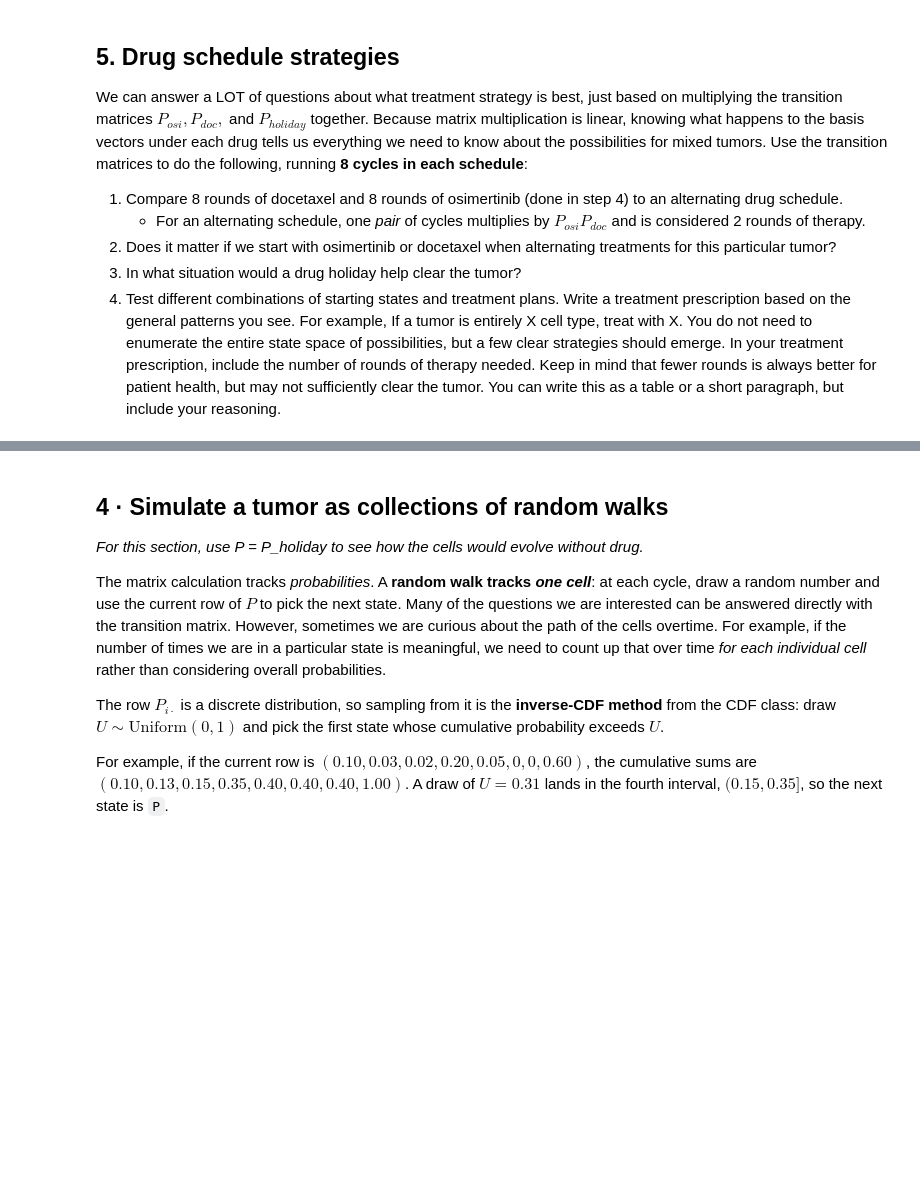
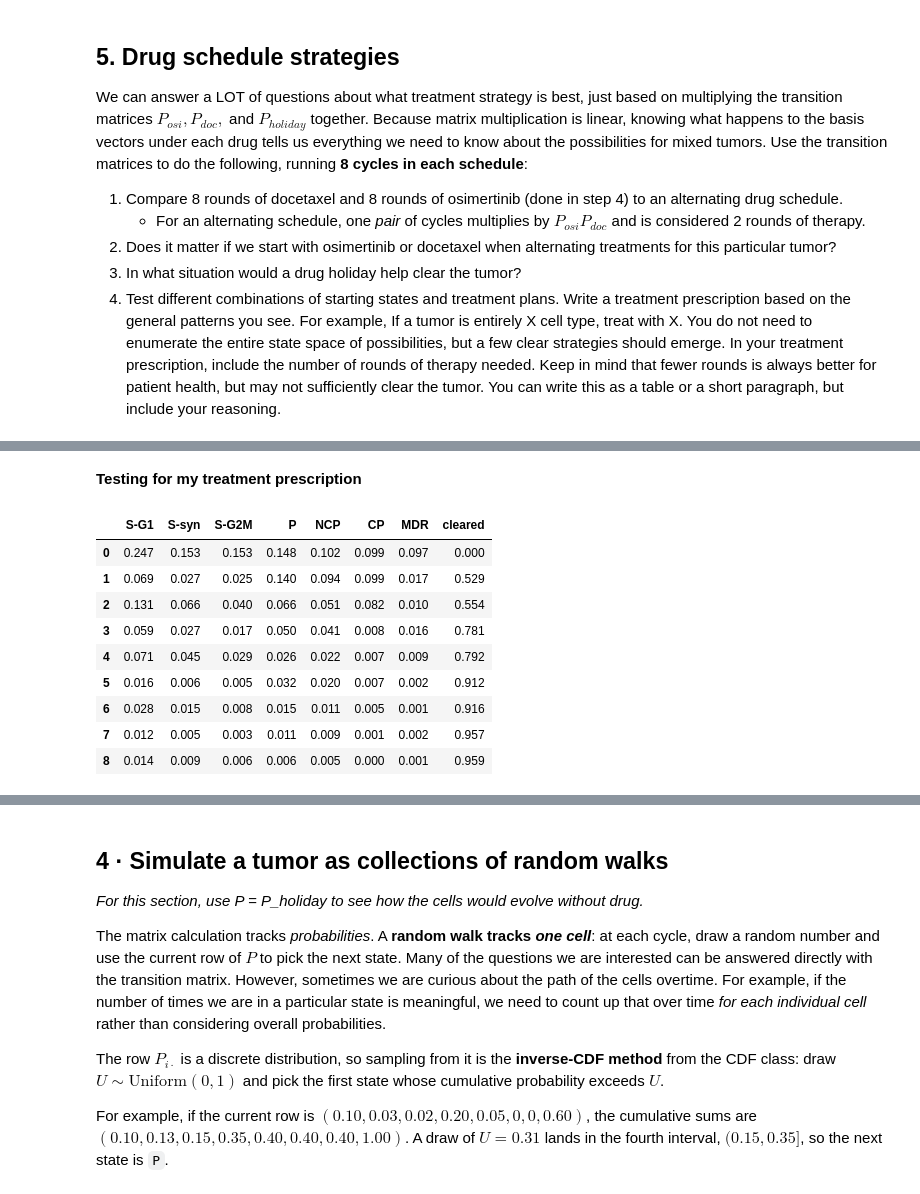
Before and after one commit to lchop14/UU_F26_templates, a Jupyter notebook: Week10/thursday_lab/Lab09_markov_chain.ipynb, the cells around one changed output, grey strips where cells are left out. Saved outputs shown, nothing was run; the diff lists cells and outputs as text; code cells hidden in the pictures; blank space fills up the shorter version.

```diff
--- a/Week10/thursday_lab/Lab09_markov_chain.ipynb
+++ b/Week10/thursday_lab/Lab09_markov_chain.ipynb
@@ -438,0 +493,28 @@ ax.legend(handles, labels)
+# %% [markdown]
+**Testing for my treatment prescription**
+# %%
+## Add code here
+# Trying osi, holiday, doc, holiday pattern
+traj = [np.asarray(pi_mix, dtype=float)]
+n_cycles = 8
+for i in range(n_cycles):
+    if i == 0 or i == 4:
+        traj.append(traj[-1] @ P_osi)
+    elif i == 2 or i == 6:
+        traj.append(traj[-1] @ P_doc)
+    else:
+        traj.append(traj[-1] @ P_holiday)
+traj = np.array(traj)
+# %%
+pd.DataFrame(traj, columns=OUTCOMES).round(3)
+# %% [output]
+|  | S-G1 | S-syn | S-G2M | P | NCP | CP | MDR | cleared |
+| 0 | 0.247 | 0.153 | 0.153 | 0.148 | 0.102 | 0.099 | 0.097 | 0.000 |
+| 1 | 0.069 | 0.027 | 0.025 | 0.140 | 0.094 | 0.099 | 0.017 | 0.529 |
+| 2 | 0.131 | 0.066 | 0.040 | 0.066 | 0.051 | 0.082 | 0.010 | 0.554 |
+| 3 | 0.059 | 0.027 | 0.017 | 0.050 | 0.041 | 0.008 | 0.016 | 0.781 |
+| 4 | 0.071 | 0.045 | 0.029 | 0.026 | 0.022 | 0.007 | 0.009 | 0.792 |
+| 5 | 0.016 | 0.006 | 0.005 | 0.032 | 0.020 | 0.007 | 0.002 | 0.912 |
+| 6 | 0.028 | 0.015 | 0.008 | 0.015 | 0.011 | 0.005 | 0.001 | 0.916 |
+| 7 | 0.012 | 0.005 | 0.003 | 0.011 | 0.009 | 0.001 | 0.002 | 0.957 |
+| 8 | 0.014 | 0.009 | 0.006 | 0.006 | 0.005 | 0.000 | 0.001 | 0.959 |
```
Also changed, not shown: parts of 16 cells of this notebook.
